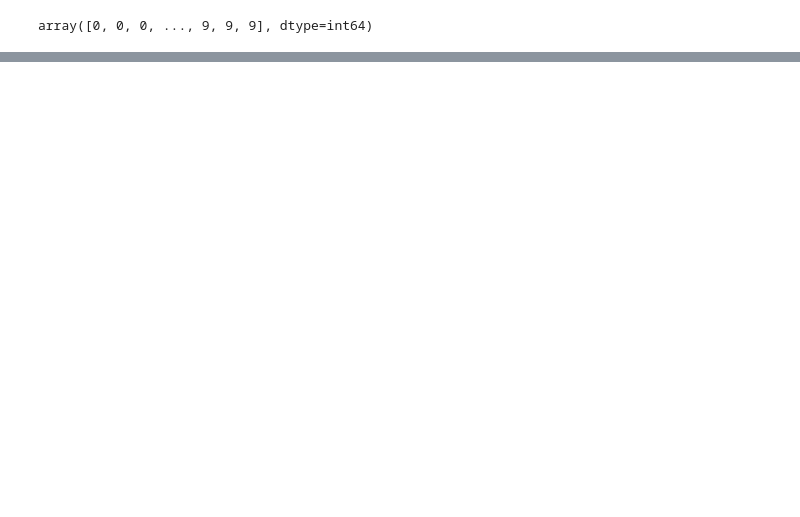
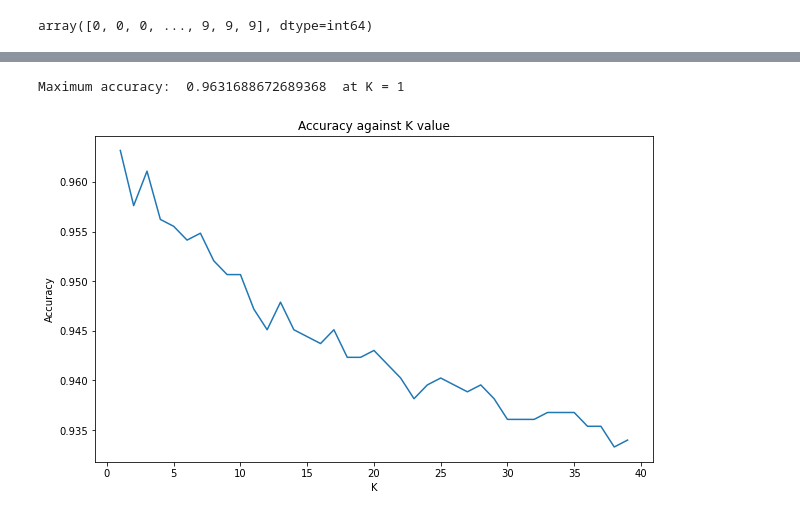
Before and after one commit to RitchieP/CPC251_Project_Anuran, a Jupyter notebook: K-Nearest Neighbors.ipynb, the cells around one changed output, grey strips where cells are left out. Saved outputs shown, nothing was run; the diff lists cells and outputs as text; code cells hidden in the pictures; blank space fills up the shorter version.

```diff
--- a/K-Nearest Neighbors.ipynb
+++ b/K-Nearest Neighbors.ipynb
@@ -48,0 +109,18 @@ print(accuracy)
+# %%
+from sklearn import metrics
+
+k_accuracy = []
+for i in range(1, 40):
+    neighbors = KNeighborsClassifier(n_neighbors=i).fit(X_train, y_train)
+    yhat = neighbors.predict(X_test)
+    k_accuracy.append(metrics.accuracy_score(y_test, yhat))
+
+plt.figure(figsize=(10, 6))
+plt.plot(range(1, 40), k_accuracy)
+plt.title("Accuracy against K value")
+plt.xlabel("K")
+plt.ylabel("Accuracy")
+print("Maximum accuracy: ", max(k_accuracy), " at K =", k_accuracy.index(max(k_accuracy))+1)
+# %% [output]
+Maximum accuracy:  0.9631688672689368  at K = 1
+[figure, added]
```
Also changed, not shown: parts of 15 cells of this notebook, 1 other file.
